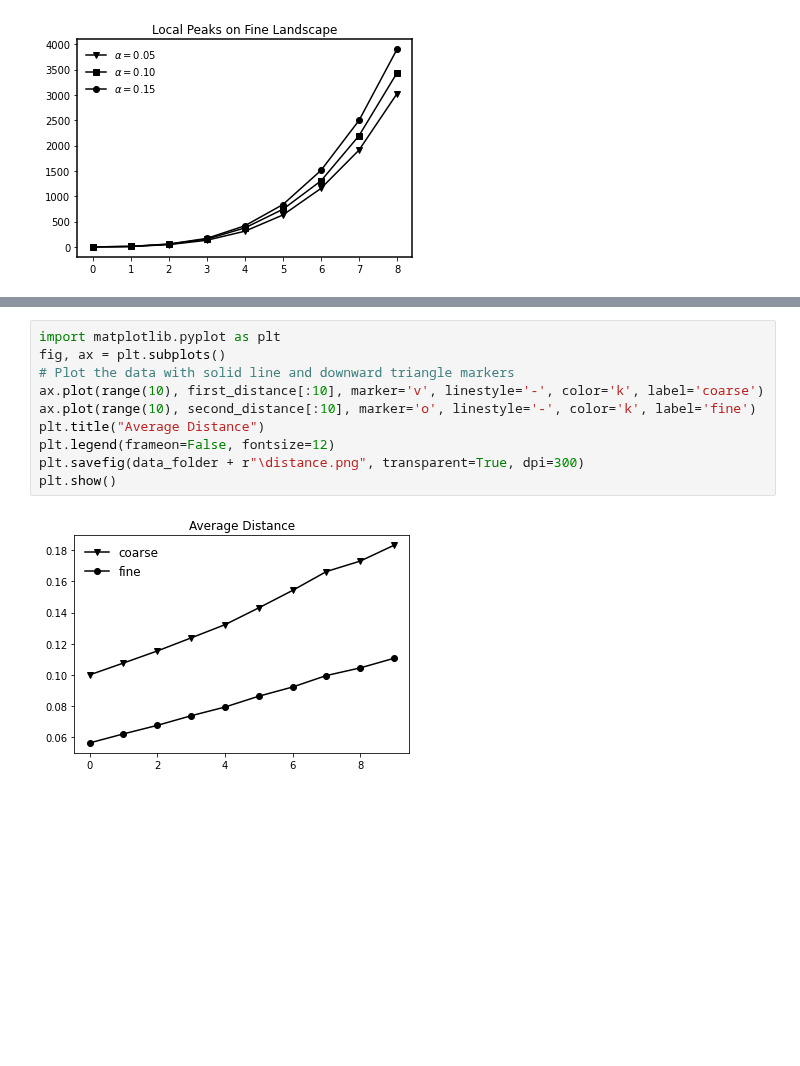
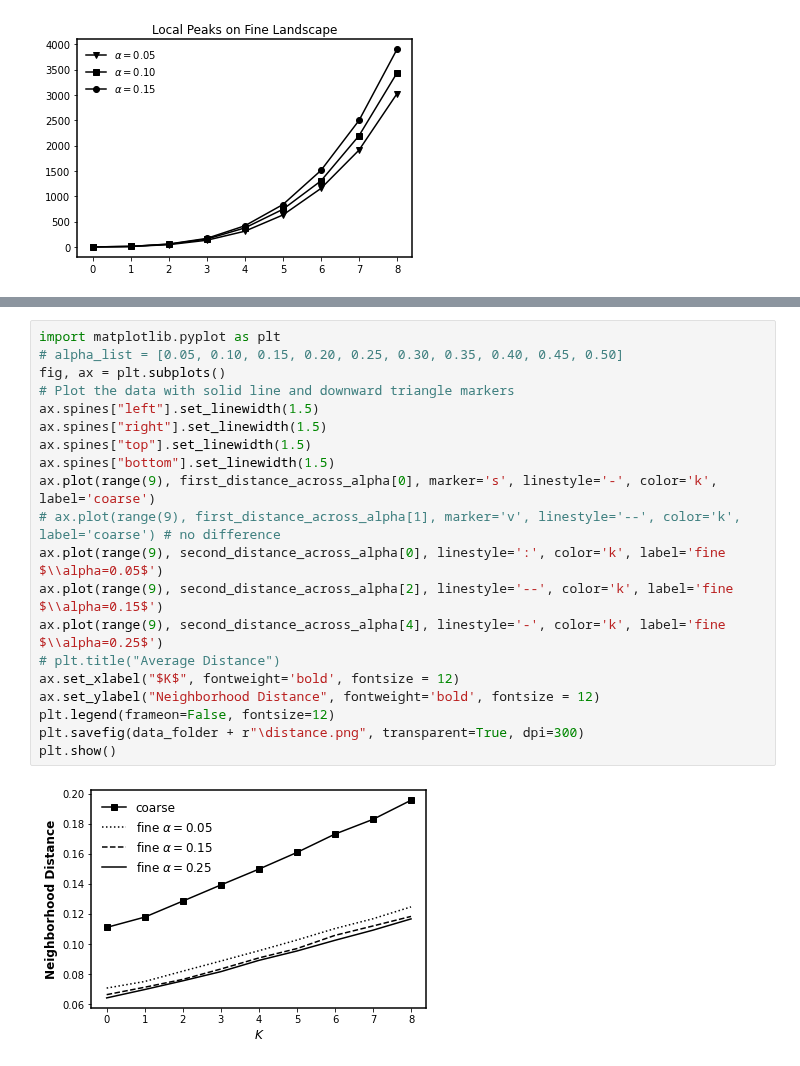
Before and after one commit to baldFemale/OpenInnovationFramework, a Jupyter notebook: Baseline/Compare_Landscape/Distance and Peaks Evaluator.ipynb, the cells around one changed output, grey strips where cells are left out. Drawn from its saved outputs; the diff is of its cells as text; blank space fills up the shorter version.

```diff
--- a/Baseline/Compare_Landscape/Distance and Peaks Evaluator.ipynb
+++ b/Baseline/Compare_Landscape/Distance and Peaks Evaluator.ipynb
@@ -219,16 +227,26 @@ plt.show()
 [figure]
 # %%
 import matplotlib.pyplot as plt
+# alpha_list = [0.05, 0.10, 0.15, 0.20, 0.25, 0.30, 0.35, 0.40, 0.45, 0.50]
 fig, ax = plt.subplots()
 # Plot the data with solid line and downward triangle markers
-ax.plot(range(10), first_distance[:10], marker='v', linestyle='-', color='k', label='coarse')
-ax.plot(range(10), second_distance[:10], marker='o', linestyle='-', color='k', label='fine')
-plt.title("Average Distance")
+ax.spines["left"].set_linewidth(1.5)
+ax.spines["right"].set_linewidth(1.5)
+ax.spines["top"].set_linewidth(1.5)
+ax.spines["bottom"].set_linewidth(1.5)
+ax.plot(range(9), first_distance_across_alpha[0], marker='s', linestyle='-', color='k', label='coarse')
+# ax.plot(range(9), first_distance_across_alpha[1], marker='v', linestyle='--', color='k', label='coarse') # no difference
+ax.plot(range(9), second_distance_across_alpha[0], linestyle=':', color='k', label='fine $\\alpha=0.05$')
+ax.plot(range(9), second_distance_across_alpha[2], linestyle='--', color='k', label='fine $\\alpha=0.15$')
+ax.plot(range(9), second_distance_across_alpha[4], linestyle='-', color='k', label='fine $\\alpha=0.25$')
+# plt.title("Average Distance")
+ax.set_xlabel("$K$", fontweight='bold', fontsize = 12)
+ax.set_ylabel("Neighborhood Distance", fontweight='bold', fontsize = 12)
 plt.legend(frameon=False, fontsize=12)
 plt.savefig(data_folder + r"\distance.png", transparent=True, dpi=300)
 plt.show()
 # %% [output]
-[figure, old version]
+[figure, new version]
 # %%
 import matplotlib.pyplot as plt
 import numpy as np
```
Also changed, not shown: parts of 3 cells of this notebook, 19 other files.
